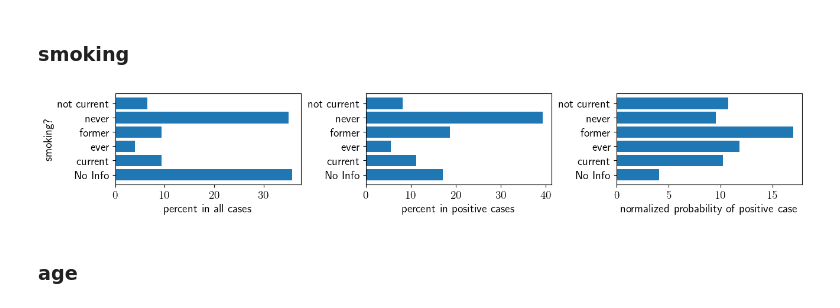
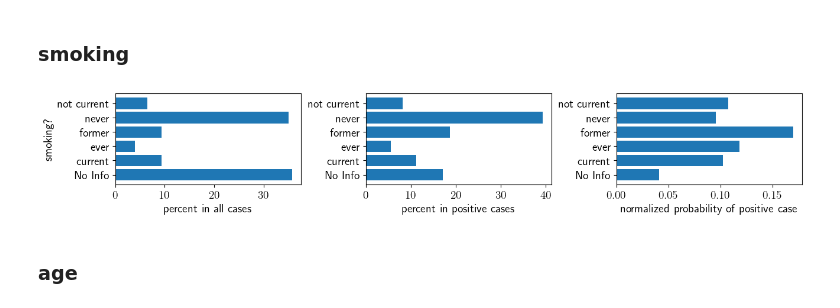
Before and after one commit to rfjd/Machine-Learning, a Jupyter notebook: kaggle/Diabetes-Prediction/diabetes_prediction.ipynb, the cells around one changed output. Saved outputs shown, nothing was run; the diff lists cells and outputs as text; code cells hidden in the pictures.

```diff
--- a/kaggle/Diabetes-Prediction/diabetes_prediction.ipynb
+++ b/kaggle/Diabetes-Prediction/diabetes_prediction.ipynb
@@ -145,17 +145,17 @@ plt.show()
 # %%
 diabetes_by_feature, feature_counts, ax, fig = barplots('smoking_history')
 
 normalized_probability = []
 for i in feature_counts.index:
     normalized_probability.append(diabetes_by_feature[i]/feature_counts[i])
 
-ax[2].barh(feature_counts.index,np.array(normalized_probability)*100)
+ax[2].barh(feature_counts.index,np.array(normalized_probability))
 ax[2].set_xlabel('normalized probability of positive case')
 ax[0].set_ylabel('smoking?')
 
 plt.show()
 # %% [output]
-[figure, old version]
+[figure, new version]
 # %% [markdown]
 ### **age**
 # %%
```
Also changed, not shown: parts of 5 cells of this notebook.
